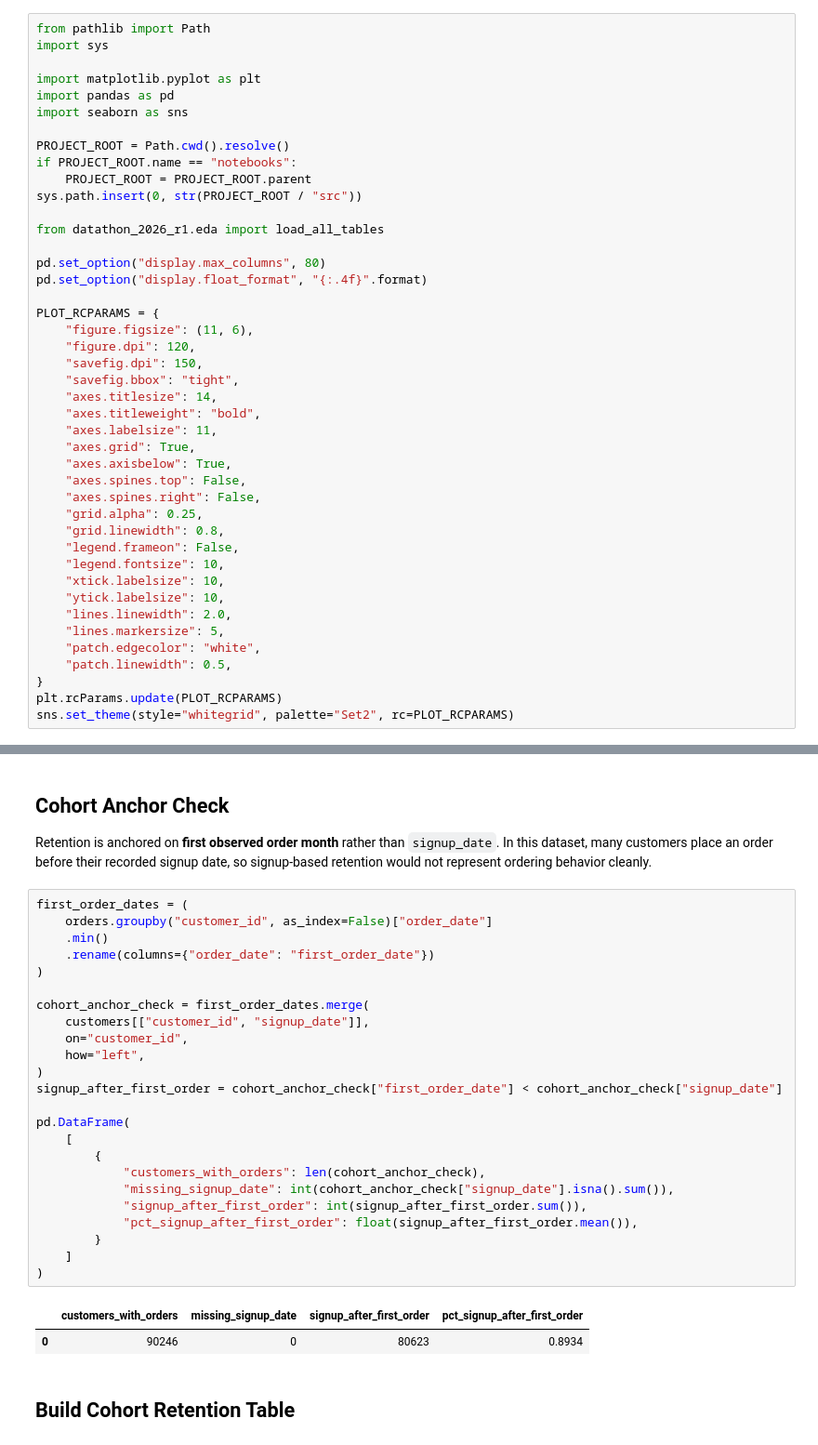
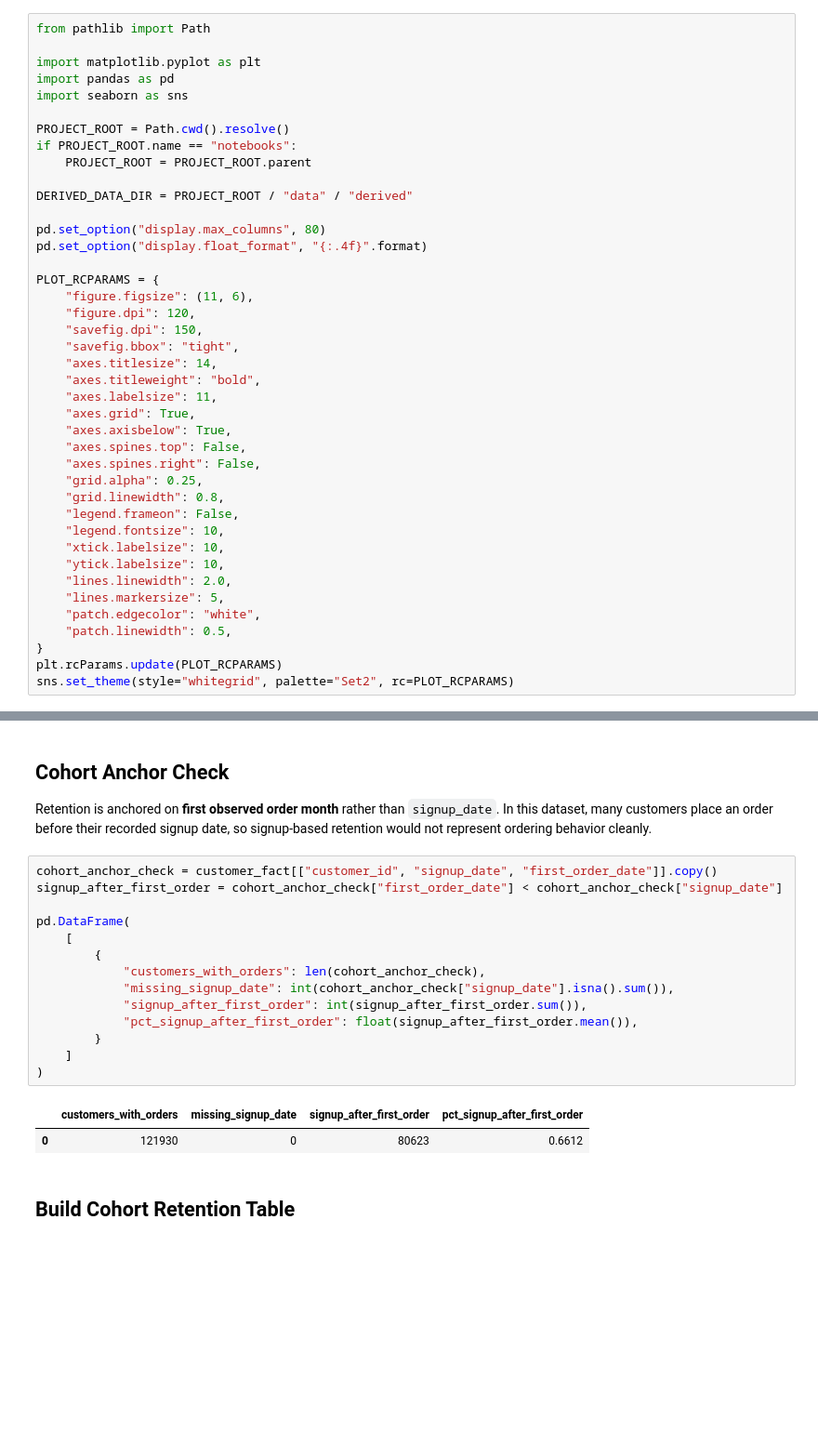
Before and after one commit to NgTHung/DATATHON-2026-r1, a Jupyter notebook: notebooks/Demand-side.ipynb, the cells around one changed output, grey strips where cells are left out. Shown at 93% size. Saved outputs shown, nothing was run; the diff lists cells and outputs as text; blank space fills up the shorter version.

```diff
--- a/notebooks/Demand-side.ipynb
+++ b/notebooks/Demand-side.ipynb
@@ -6,7 +6,6 @@ Goal: initialize demand-side analysis with customer cohort retention views, then
 ## Setup
 # %%
 from pathlib import Path
-import sys
 
 import matplotlib.pyplot as plt
 import pandas as pd
@@ -15,9 +14,8 @@ import seaborn as sns
 PROJECT_ROOT = Path.cwd().resolve()
 if PROJECT_ROOT.name == "notebooks":
     PROJECT_ROOT = PROJECT_ROOT.parent
-sys.path.insert(0, str(PROJECT_ROOT / "src"))
 
-from datathon_2026_r1.eda import load_all_tables
+DERIVED_DATA_DIR = PROJECT_ROOT / "data" / "derived"
 
 pd.set_option("display.max_columns", 80)
 pd.set_option("display.float_format", "{:.4f}".format)
@@ -71,32 +119,22 @@ orders[["order_id", "order_date", "customer_id", "order_status", "device_type",
 
 Retention is anchored on **first observed order month** rather than `signup_date`. In this dataset, many customers place an order before their recorded signup date, so signup-based retention would not represent ordering behavior cleanly.
 # %%
-first_order_dates = (
-    orders.groupby("customer_id", as_index=False)["order_date"]
-    .min()
-    .rename(columns={"order_date": "first_order_date"})
-)
-
-cohort_anchor_check = first_order_dates.merge(
-    customers[["customer_id", "signup_date"]],
-    on="customer_id",
-    how="left",
-)
+cohort_anchor_check = customer_fact[["customer_id", "signup_date", "first_order_date"]].copy()
 signup_after_first_order = cohort_anchor_check["first_order_date"] < cohort_anchor_check["signup_date"]
 
 pd.DataFrame(
     [
         {
             "customers_with_orders": len(cohort_anchor_check),
             "missing_signup_date": int(cohort_anchor_check["signup_date"].isna().sum()),
             "signup_after_first_order": int(signup_after_first_order.sum()),
             "pct_signup_after_first_order": float(signup_after_first_order.mean()),
         }
     ]
 )
 # %% [output]
 |  | customers_with_orders | missing_signup_date | signup_after_first_order | pct_signup_after_first_order |
-| 0 | 90246 | 0 | 80623 | 0.8934 |
+| 0 | 121930 | 0 | 80623 | 0.6612 |
 # %% [markdown]
 ## Build Cohort Retention Table
 # %%
```
Also changed, not shown: parts of 12 cells of this notebook, 4 other files.
